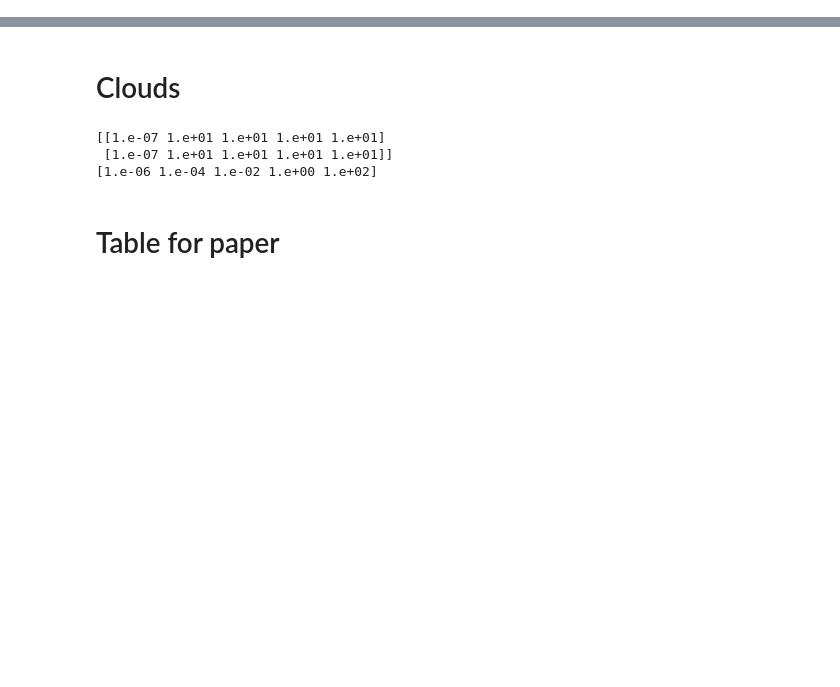
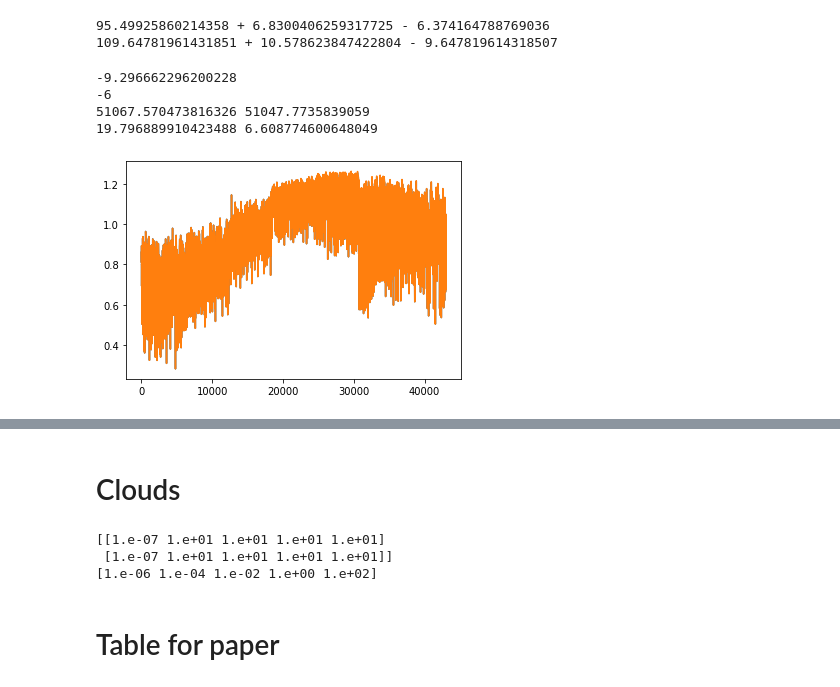
Before and after one commit to NatalieGrasser/atm_retrieval, a Jupyter notebook: atm_retrieval/debugging.ipynb, the cells around one changed output, grey strips where cells are left out. Saved outputs shown, nothing was run; the diff lists cells and outputs as text; code cells hidden in the pictures; blank space fills up the shorter version.

```diff
--- a/atm_retrieval/debugging.ipynb
+++ b/atm_retrieval/debugging.ipynb
@@ -188,10 +101,0 @@ for spec in retrieval.chem_species:
-# %%
-import pathlib
-import pickle
-import numpy as np
-
-path=pathlib.Path('/home/natalie/Desktop/atm_retrieval/2M0355/freechem_PTgrad_N400_ev0.5/params_dict.pickle')
-with open(path,'rb') as file:
-    final_params=pickle.load(file)
-retrieval.params_dict=final_params
-retrieval.cross_correlation('13CO')
@@ -209,0 +201,40 @@ AttributeError: 'Retrieval' object has no attribute 'CCF_list'
+# %%
+print(10**(1.98),'+',10**(1.98+0.03)-10**1.98,'-',10**1.98-10**(1.98-0.03))
+
+
+print(10**(2.04),'+',10**(2.04+0.04)-10**2.04,'-',10**2.04-10**(2.04-0.04))
+# %% [output]
+95.49925860214358 + 6.8300406259317725 - 6.374164788769036
+109.64781961431851 + 10.578623847422804 - 9.647819614318507
+# %%
+# try adding CH4 to 2M0355 model fit and evaluate sigma  from lnL Bm
+from pRT_model import pRT_spectrum
+import matplotlib.pyplot as plt
+
+orig_dict=retrieval.params_dict.copy()
+
+retrieval.parameters.params=retrieval.params_dict
+print(retrieval.parameters.params['log_CH4'])
+model_orig=pRT_spectrum(retrieval).make_spectrum()
+lnZ_orig=retrieval.LogLike(model_orig, retrieval.Cov)
+
+# add H2S at low level and see
+retrieval.parameters.params['log_CH4']=-6
+print(retrieval.parameters.params['log_CH4'])
+model_wH2S=pRT_spectrum(retrieval).make_spectrum()
+lnZ_wH2S=retrieval.LogLike(model_wH2S, retrieval.Cov)
+
+plt.plot(model_wH2S.flatten())
+plt.plot(model_orig.flatten())
+
+
+print(lnZ_orig,lnZ_wH2S)
+lnB, sigma = retrieval.compare_evidence(lnZ_orig,lnZ_wH2S)
+retrieval.parameters.params=orig_dict #set back
+print(lnB,sigma)
+# %% [output]
+-9.296662296200228
+-6
+51067.570473816326 51047.7735839059
+19.796889910423488 6.608774600648049
+[figure, added]
```
Also changed, not shown: parts of 18 cells of this notebook, 3 other files.
